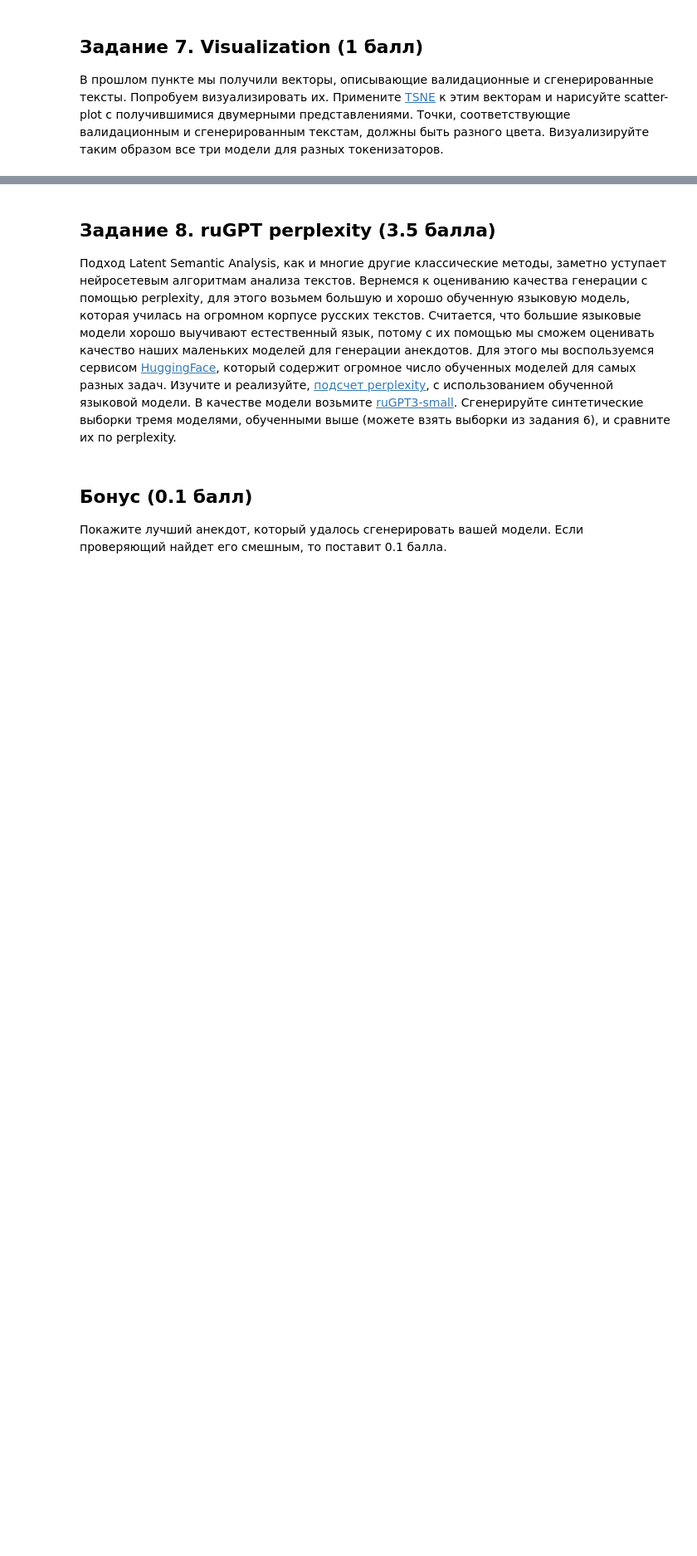
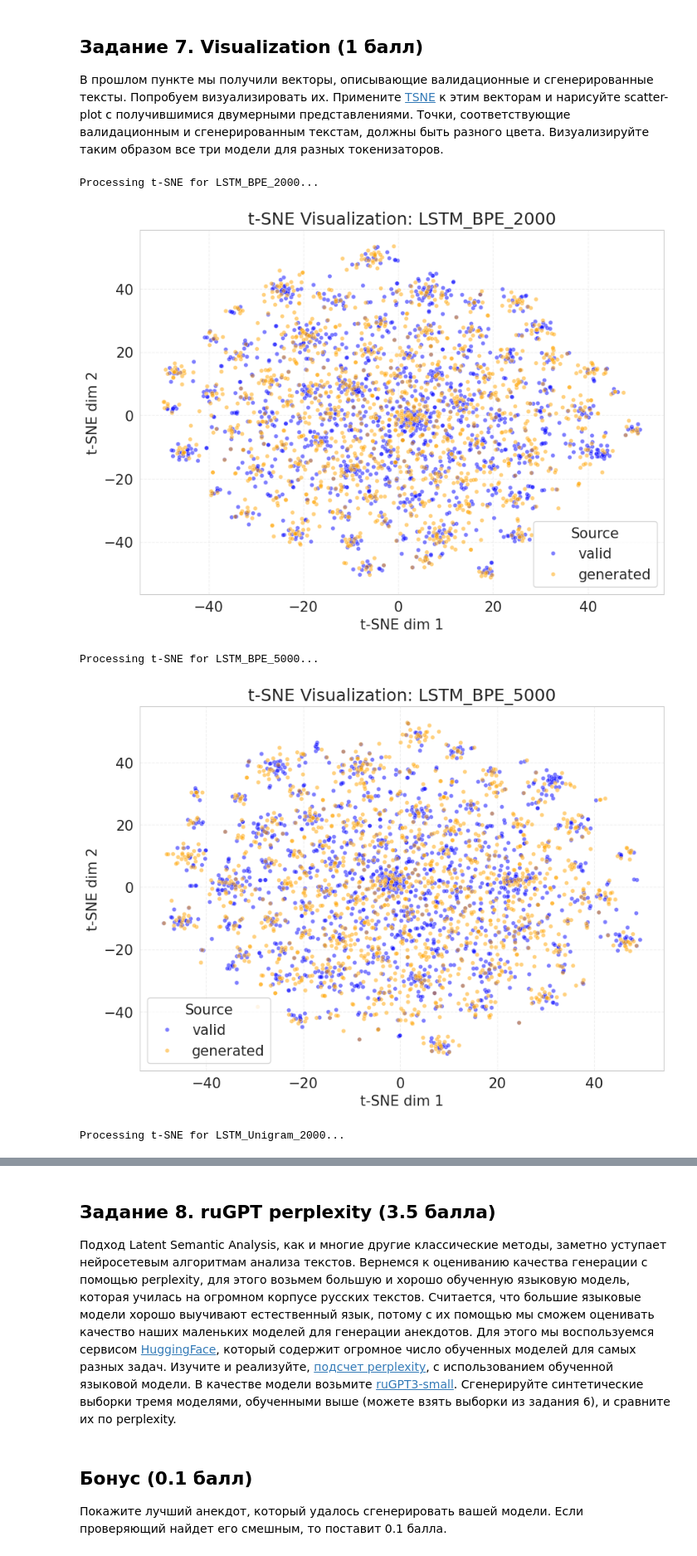
Before and after one commit to werserk/intro-to-dl-hse, a Jupyter notebook: homeworks-small/shw-03-rnn/shw-03-rnn.ipynb, the cells around one changed output, grey strips where cells are left out. Shown at 83% size. Drawn from its saved outputs; the diff is of its cells as text; code cells hidden in the pictures; blank space fills up the shorter version.

```diff
--- a/homeworks-small/shw-03-rnn/shw-03-rnn.ipynb
+++ b/homeworks-small/shw-03-rnn/shw-03-rnn.ipynb
@@ -221,0 +337,45 @@ Generation examples:
+# %%
+def plot_tsne_projection(X_2d, labels, title):
+    plt.figure(figsize=(10, 7))
+    sns.scatterplot(
+        x=X_2d[:, 0],
+        y=X_2d[:, 1],
+        hue=labels,
+        palette={'valid': 'blue', 'generated': 'orange'},
+        alpha=0.5,
+        s=20
+    )
+    plt.title(title)
+    plt.xlabel("t-SNE dim 1")
+    plt.ylabel("t-SNE dim 2")
+    plt.legend(title="Source")
+    plt.grid(True, linestyle='--', alpha=0.3)
+    plt.show()
+# %%
+def visualize_model_tsne(model_name, artifact, cfg):
+    print(f"Processing t-SNE for {model_name}...")
+
+    X, labels = prepare_tsne_input(
+        artifact['valid_vecs'],
+        artifact['gen_vecs'],
+        max_points_per_class=cfg['max_points_per_class'],
+        random_state=cfg['random_state']
+    )
+
+    X_2d = make_tsne_projection(X, cfg)
+
+    plot_tsne_projection(X_2d, labels, f"t-SNE Visualization: {model_name}")
+
+    return X_2d, labels
+# %%
+tsne_artifacts = {}
+
+for name, artifact in lsa_artifacts.items():
+    X_2d, labels = visualize_model_tsne(name, artifact, TSNE_CFG)
+    tsne_artifacts[name] = {'X_2d': X_2d, 'labels': labels}
+# %% [output]
+Processing t-SNE for LSTM_BPE_2000...
+[figure, added]
+Processing t-SNE for LSTM_BPE_5000...
+[figure, added]
+Processing t-SNE for LSTM_Unigram_2000...
```
Also changed, not shown: parts of 9 cells of this notebook.
